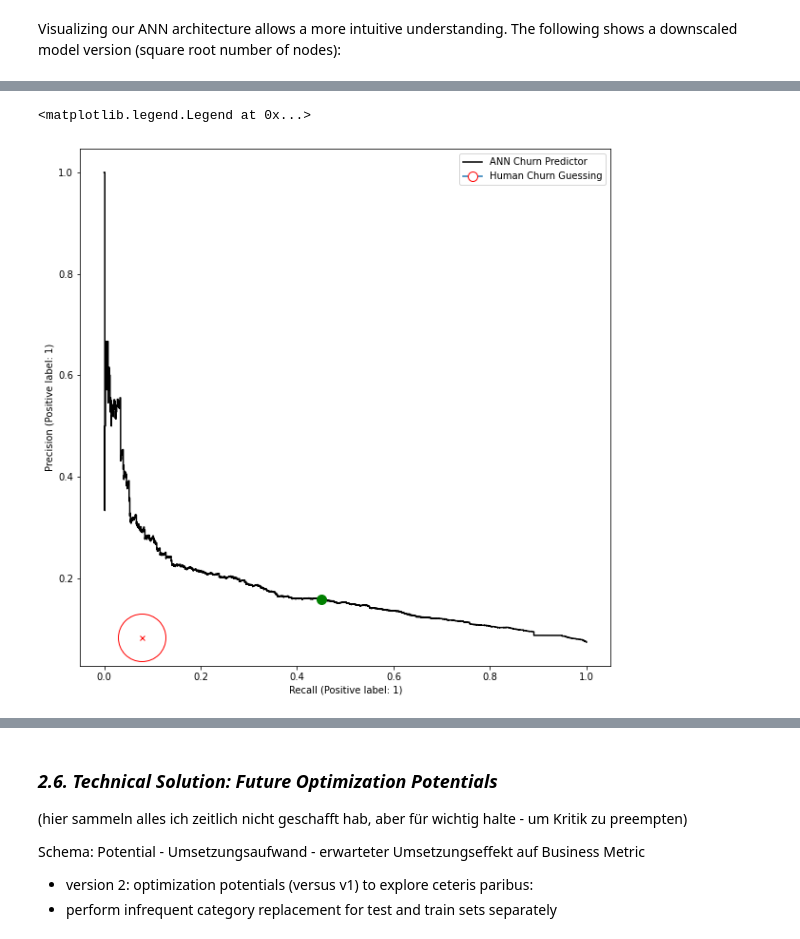
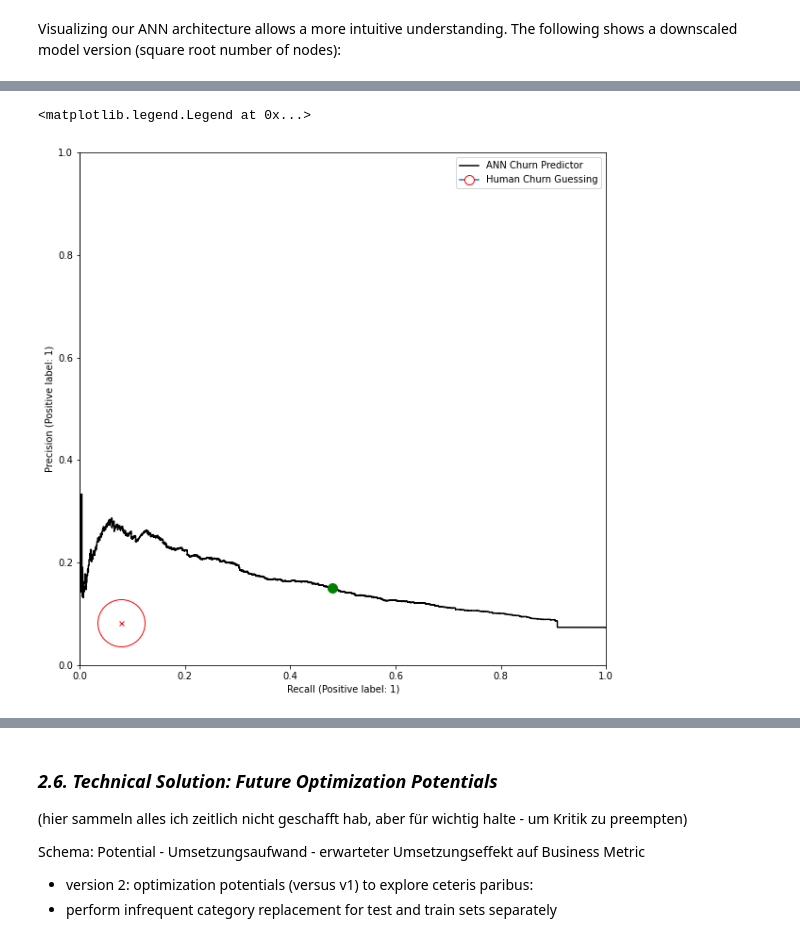
Before and after one commit to marc-feldmann/CustomerChurnPrediction, a Jupyter notebook: report.ipynb, the cells around one changed output, grey strips where cells are left out. Drawn from its saved outputs; the diff is of its cells as text; code cells hidden in the pictures.

```diff
--- a/report.ipynb
+++ b/report.ipynb
@@ -800,7 +800,7 @@ come back to earlier point:
 Wenow train the final model, using the identified optimal parameters (i.e., those that optimize F1 on the validation data). We do this time on the entire training data instead of subsets such as in CV to leverage all available data for learning.
 # %%
 # optimum params:
-epochs=5
+epochs=50
 batch_size=128
 neurons=1297
 learning_rate=0.01
@@ -895,12 +899,14 @@ ROC-AUC score is 0.7024464200960884
 # %%
 display = PrecisionRecallDisplay.from_predictions(y_test, y_pred, label='ANN Churn Predictor', color='black')
 fig = display.ax_.get_figure()
 fig.set_figwidth(10)
 fig.set_figheight(10)
+plt.ylim(0, 1)
+plt.xlim(0, 1)
 plt.plot(0.0778, 0.0823, marker="o", markersize=50, markeredgecolor='red', markerfacecolor="white", label='Human Churn Guessing')
 plt.plot(0.0778, 0.0823, marker="x", markersize=5, markeredgecolor='red', markerfacecolor="white")
-plt.plot(0.45, 0.158, marker="o", markersize=10, markeredgecolor='green', markerfacecolor='green')
+plt.plot(0.479564032697548, 0.150363092695429, marker="o", markersize=10, markeredgecolor='green', markerfacecolor='green')
 plt.legend(markerscale=0.2)
 # %% [output]
 <matplotlib.legend.Legend at 0x...>
-[figure, old version]
+[figure, new version]
```
Also changed, not shown: parts of 8 cells of this notebook.
